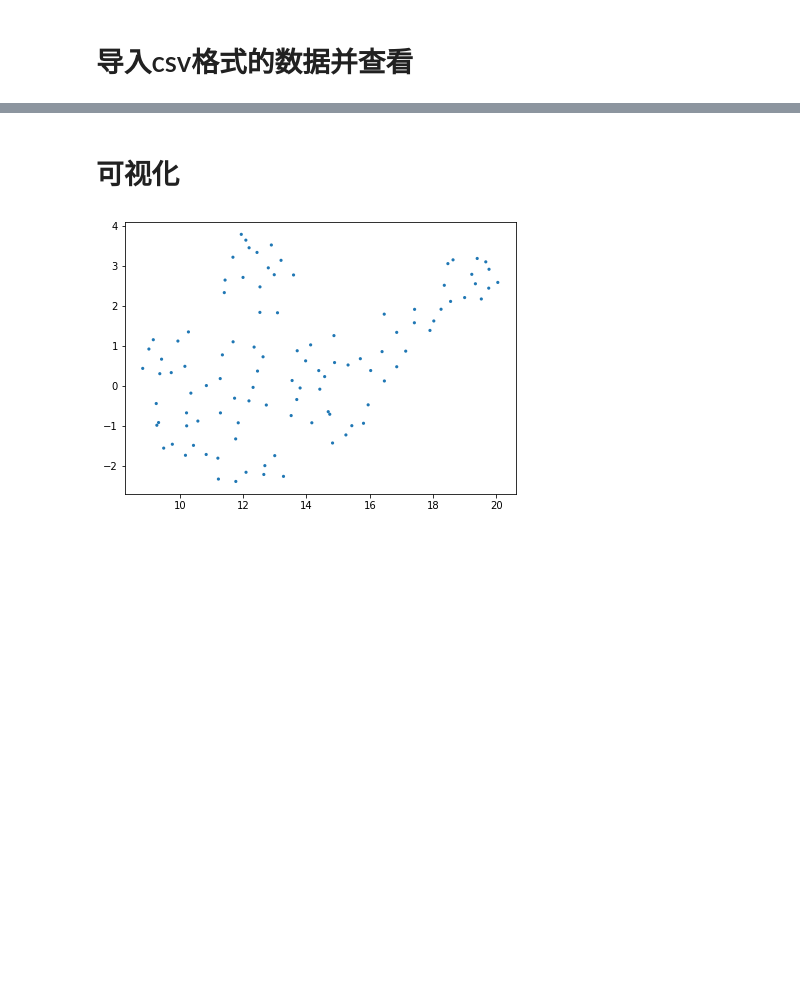
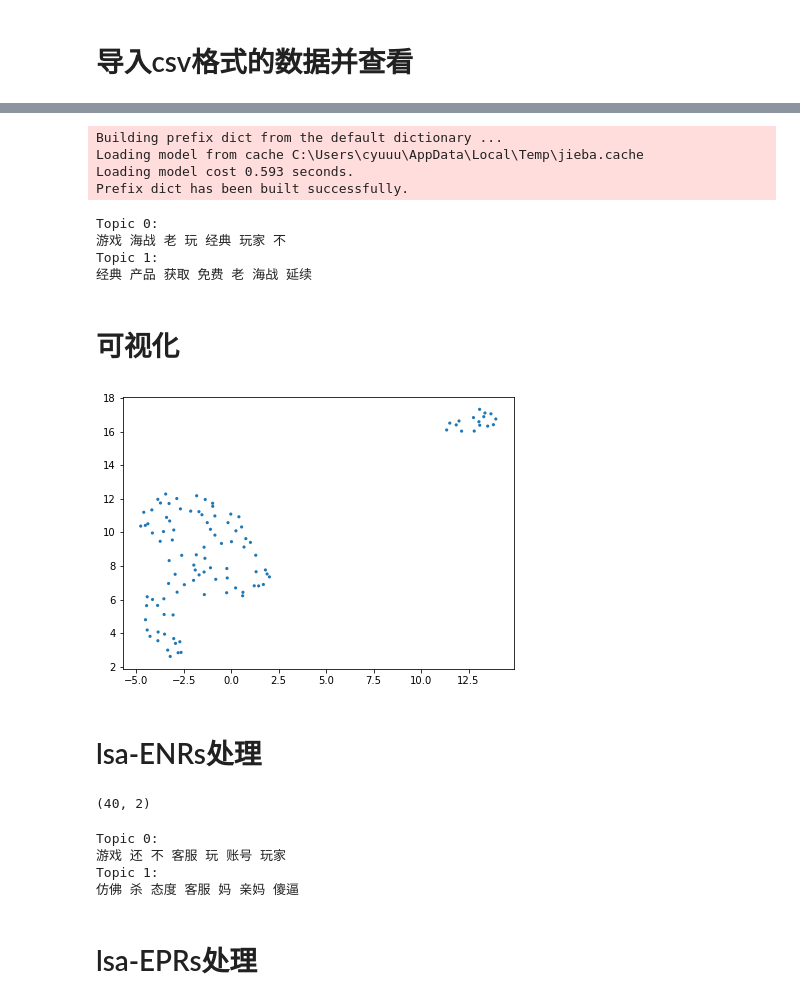
Before and after one commit to dcyril233/steam_reviews, a Jupyter notebook: code/test.ipynb, the cells around one changed output, grey strips where cells are left out. Cells and saved outputs as stored; diff of their text form; code cells hidden in the pictures; blank space fills up the shorter version.

```diff
--- a/code/test.ipynb
+++ b/code/test.ipynb
@@ -11,9 +8,9 @@ import seaborn as sn
 # %% [markdown]
 # 导入csv格式的数据并查看
 # %%
-path = 'C:/Users/cyuuu/Desktop/xuxu/steam_reviews/data/minidata.csv'
-data = Review(path)
-data.raw.head()
+path = '../data/minidata.csv'
+data = read_data(path)
+data.head()
 # %% [output]
 |  | 0 | index | helpfulness | review_title | total_hours | diff_date | text_content | user_name | ... |
 | 0 | 0 | 0 | 81 | 推荐 | 0.7 | 34 | 20190617更新所谓官方，居然恬不知耻的跑到这里来威胁评测者，... | 月光疾风 | ... |
@@ -91,0 +23,19 @@ Topic 1:
+# %%
+# 停用词的地址
+stop_words_path = "../dict/baidu_stopwords.txt"
+# 自定义词的地址
+userdict = "../dict/userdict.txt"
+# 删除所有标点符号，数字和特殊字符
+pattern = r'[^\u4e00-\u9fa5A-Za-z]'
+# word2vec的参数
+vec_para = {'token_pattern': r"(?u)\b\w+\b", 'max_features': 1000, 'ngram_range': (1, 1)}
+# lsa的参数，n_components为主题数量
+lsa_para = {'n_components': 2, 'algorithm': 'randomized', 'n_iter': 100, 'random_state': 122}
+# %%
+pipe = Pipe(stop_words_path, pattern, vec_para, lsa_para, userdict)
+token, X_topics, coordinates, terms = pipe.invoke(data["text_content"])
+# %% [output]
+Building prefix dict from the default dictionary ...
+Loading model from cache C:\Users\cyuuu\AppData\Local\Temp\jieba.cache
+Loading model cost 0.593 seconds.
+Prefix dict has been built successfully.
@@ -92,15 +46,16 @@ Topic 1:
+# %%
+ouput_topic(terms, pipe.filters[4].svd_model.components_, n=7)
+# %% [output]
+Topic 0:
+游戏 海战 老 玩 经典 玩家 不
+Topic 1:
+经典 产品 获取 免费 老 海战 延续
 # %% [markdown]
 # 可视化
-# %%
-import umap.umap_ as umap
-X_topics = svd_model.fit_transform(X)
-
-embedding = umap.UMAP(n_neighbors=20, min_dist=0.5, random_state=12).fit_transform(X_topics)
-
-plt.figure(figsize=(7,5))
-
-plt.scatter(embedding[:, 0], embedding[:, 1], s = 10, edgecolor='none')
-
-plt.show()
-# %% [output]
-[figure, removed]
+# %%
+umap_para = {'n_neighbors': 10, 'min_dist': 0.5, 'random_state': 12}
+umap_paint(X_topics, umap_para)
+# %% [output]
+[figure, added]
+# %% [markdown]
+# lsa-ENRs处理
@@ -106,0 +68,13 @@ plt.show()
+# %%
+coordinates_enr.shape
+# %% [output]
+(40, 2)
+# %%
+ouput_topic(terms_enr, pipe_enr.filters[4].svd_model.components_, n=7)
+# %% [output]
+Topic 0:
+游戏 还 不 客服 玩 账号 玩家
+Topic 1:
+仿佛 杀 态度 客服 妈 亲妈 傻逼
+# %% [markdown]
+# lsa-EPRs处理
```
Also changed, not shown: parts of 24 cells of this notebook, 10 other files.
